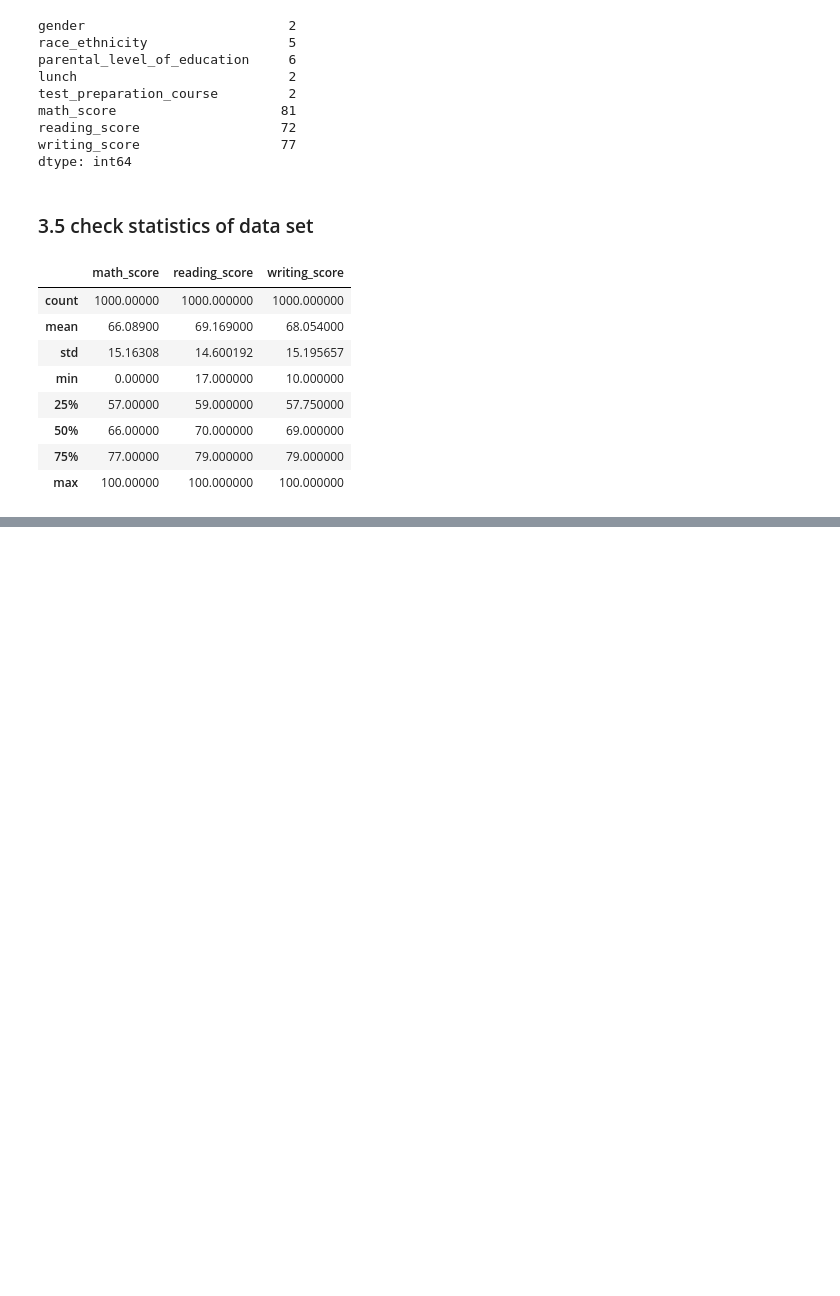
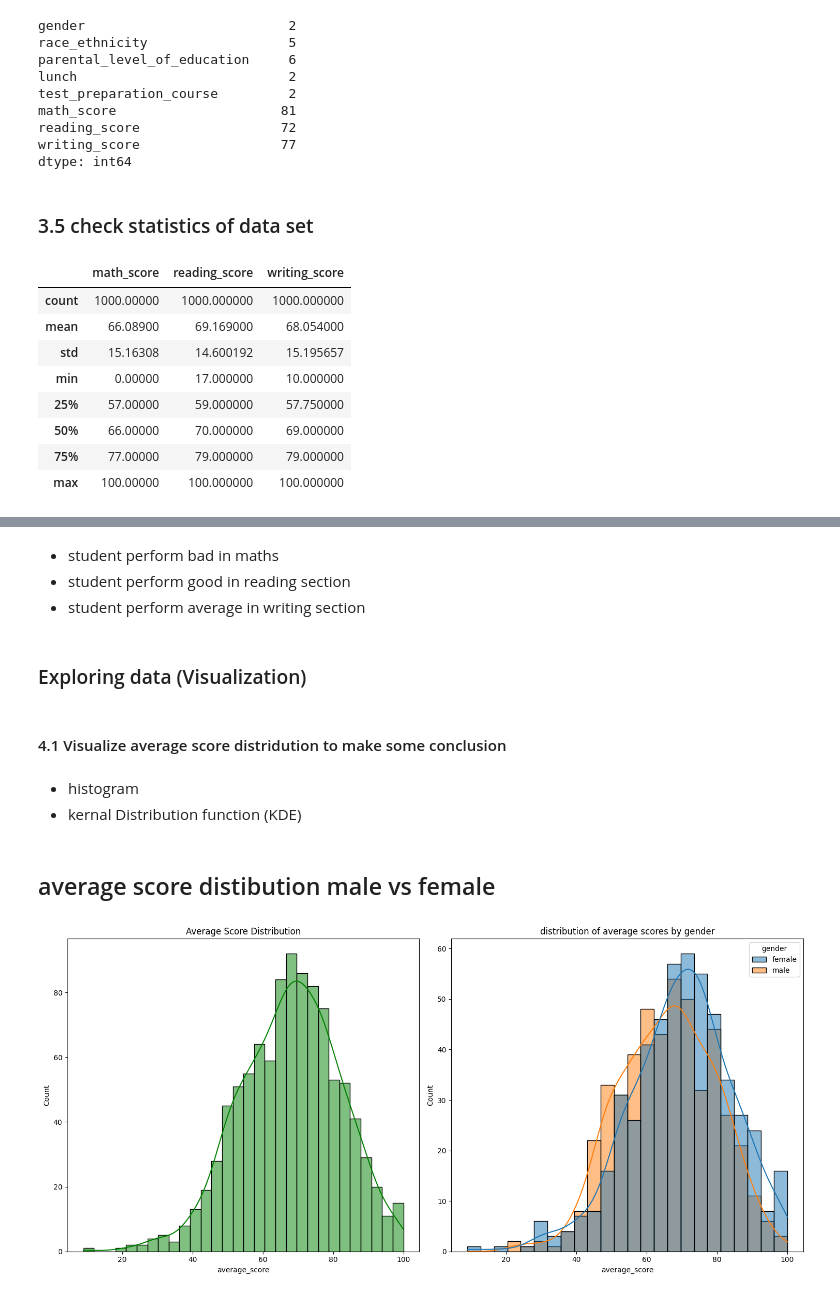
Before and after one commit to karann18/mlproject, a Jupyter notebook: notebook/EDA.ipynb, the cells around one changed output, grey strips where cells are left out. Cells and saved outputs as stored; diff of their text form; code cells hidden in the pictures; blank space fills up the shorter version.

```diff
--- a/notebook/EDA.ipynb
+++ b/notebook/EDA.ipynb
@@ -147,0 +192,4 @@ df.describe()
+# %%
+df['total_score'] = df['math_score'] + df['reading_score'] + df['writing_score']
+df['average_score'] = df['total_score']/3
+df.head(2)
@@ -147,0 +226,26 @@ df.describe()
+# %% [markdown]
+- student perform bad in maths
+- student perform good in reading section
+- student perform average in writing section
+# %% [markdown]
+### Exploring data (Visualization)
+# %% [markdown]
+#### 4.1 Visualize average score  distridution to make some conclusion
+# %% [markdown]
+- histogram
+- kernal Distribution function (KDE)
+# %% [markdown]
+## average score distibution male vs female
+# %%
+fig, axs = plt.subplots(1, 2,figsize=(15,7))
+
+sns.histplot(data=df, x='average_score', bins=30, kde=True, color='g',  ax=axs[0])
+axs[0].set_title('Average Score Distribution')
+
+sns.histplot(data=df, x='average_score', kde=True, hue='gender', ax=axs[1])
+axs[1].set_title('distribution of average scores by gender')
+
+plt.tight_layout()
+plt.show()
+# %% [output]
+[figure, added]
```
Also changed, not shown: parts of 33 cells of this notebook.
